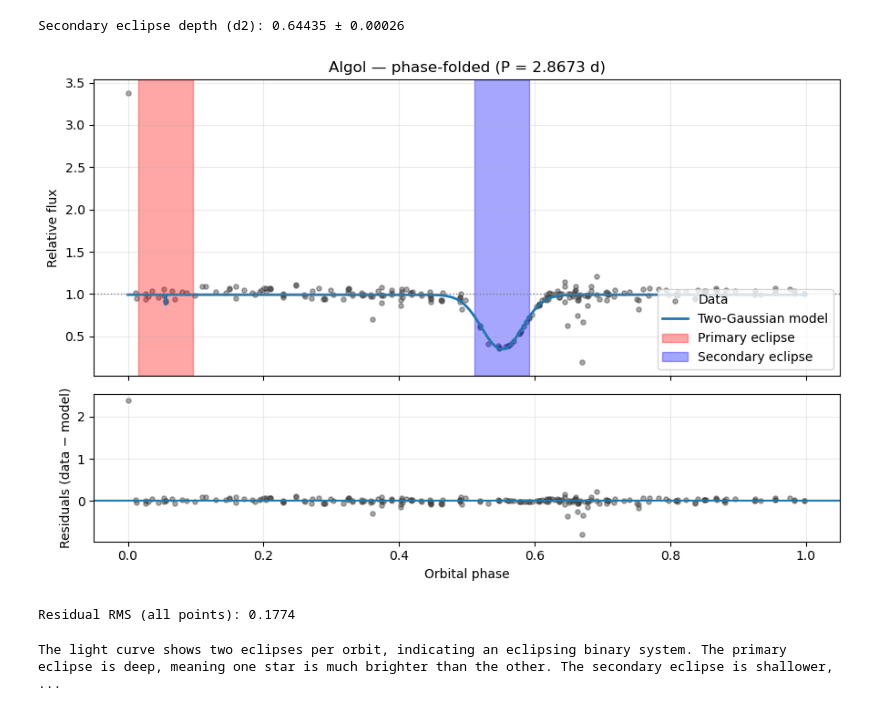
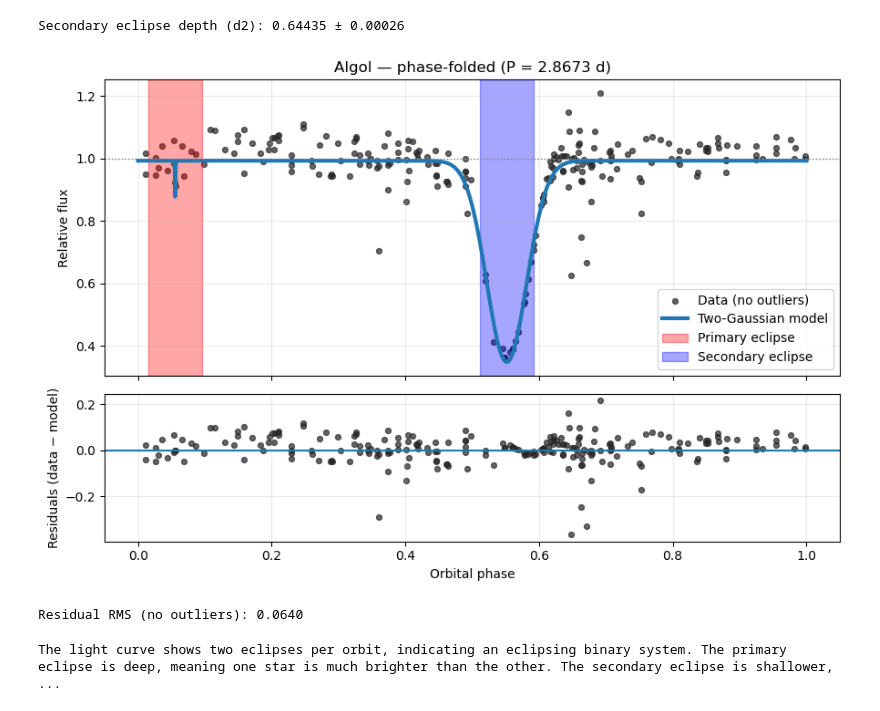
Before and after one commit to orcutt28/ASTRO-DATA-PROJECT-3, a Jupyter notebook: astro-data-proj-3.ipynb, the cells around one changed output. Saved outputs shown, nothing was run; the diff lists cells and outputs as text; code cells hidden in the pictures.

Commit message:
made eclipse dips more empasized on the graph

```diff
--- a/astro-data-proj-3.ipynb
+++ b/astro-data-proj-3.ipynb
@@ -152,45 +152,47 @@ print(f"Secondary eclipse depth (d2): {d2:.5f} ± {perr[4]:.5f}")
 # %% [output]
 Secondary eclipse depth (d2): 0.64435 ± 0.00026
 # %%
-# Plot the fitted model and residuals with highlighted eclipses
-# Create a figure with two vertically stacked subplots (data+model, then residuals)
-fig, axes = plt.subplots(2, 1, figsize=(9, 6), sharex=True, gridspec_kw={"height_ratios": [2, 1]})
+# Plot the fitted model and residuals with highlighted eclipses and outlier removal
+# Remove extreme outliers for plotting (e.g., points > 3 sigma from model)
+sigma_clip = 3.0
+is_not_outlier = np.abs(resid) < sigma_clip * np.std(resid)
 
 # Top plot: data and model
+fig, axes = plt.subplots(2, 1, figsize=(9, 6), sharex=True, gridspec_kw={"height_ratios": [2, 1]})
 ax = axes[0]
-ax.scatter(phi, flux_norm, s=14, alpha=0.45, color="0.25", label="Data")  # Plot observed data
-ax.plot(phi_dense, model_dense, color="C0", lw=2, label="Two-Gaussian model")  # Plot model curve
-ax.axhline(1.0, color="0.5", ls=":", lw=1)  # Reference line at normalized flux = 1
+ax.scatter(phi[is_not_outlier], flux_norm[is_not_outlier], s=18, alpha=0.7, color="0.15", label="Data (no outliers)")
+ax.plot(phi_dense, model_dense, color="C0", lw=3, label="Two-Gaussian model")
+ax.axhline(1.0, color="0.5", ls=":", lw=1)
 
 # Highlight primary and secondary eclipses
-highlight_width = 0.04  # width in phase units to highlight around each eclipse center
-primary_center = c1  # from fit, usually ~0
-secondary_center = c2  # from fit, usually ~0.5
+highlight_width = 0.04
+primary_center = c1
+secondary_center = c2
 ax.axvspan(primary_center - highlight_width, primary_center + highlight_width, color='red', alpha=0.35, label='Primary eclipse')
 ax.axvspan(secondary_center - highlight_width, secondary_center + highlight_width, color='blue', alpha=0.35, label='Secondary eclipse')
 
 ax.set_ylabel("Relative flux")
 ax.set_title(f"Algol — phase-folded (P = {P} d)")
 ax.legend(loc="lower right")
 ax.grid(alpha=0.25)
 
 # Bottom plot: residuals (data - model)
 ax2 = axes[1]
-ax2.scatter(phi, resid, s=14, alpha=0.45, color="0.25")  # Plot residuals
-ax2.axhline(0, color="C0", lw=1.5)  # Reference line at 0 residual
+ax2.scatter(phi[is_not_outlier], resid[is_not_outlier], s=18, alpha=0.7, color="0.15")
+ax2.axhline(0, color="C0", lw=1.5)
 ax2.set_xlabel("Orbital phase")
 ax2.set_ylabel("Residuals (data − model)")
 ax2.grid(alpha=0.25)
 
 plt.tight_layout()
 plt.show()
 
-# Calculate and print the root mean square (RMS) of the residuals
-rms = float(np.std(resid))
-print(f"Residual RMS (all points): {rms:.4f}")
+# Calculate and print the root mean square (RMS) of the residuals (no outliers)
+rms = float(np.std(resid[is_not_outlier]))
+print(f"Residual RMS (no outliers): {rms:.4f}")
 # %% [output]
-[figure, old version]
+[figure, new version]
-Residual RMS (all points): 0.1774
+Residual RMS (no outliers): 0.0640
 # %%
 # Highlight the primary and secondary eclipses on the plot
 # For Algol: primary eclipse at phase ~0, secondary at phase ~0.5 (both are periodic)
```
